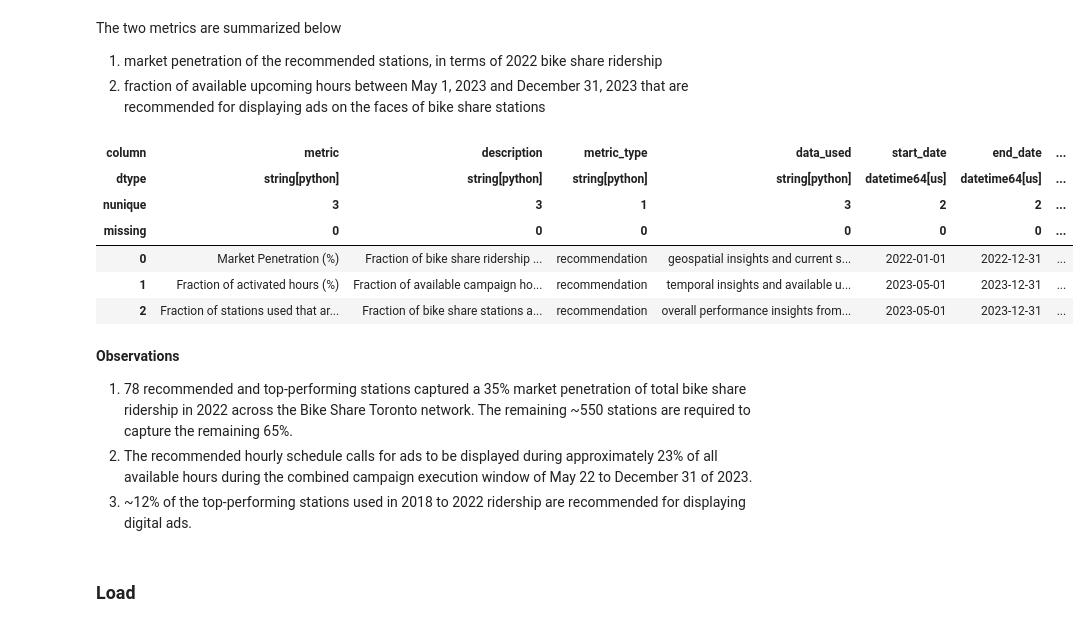
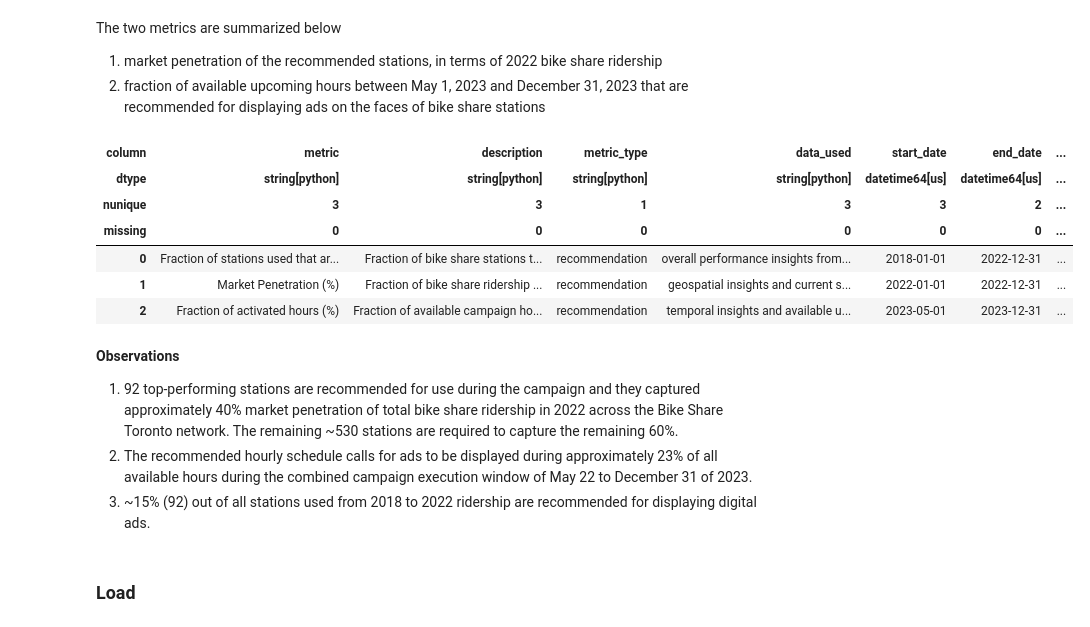
Before and after one commit to elsdes3/data-insights-for-bikeshare-advertising, a Jupyter notebook: notebooks/02-eda/notebooks/07_generate_recommendations.ipynb, the cells around one changed output. Cells and saved outputs as stored; diff of their text form; code cells hidden in the pictures.

```diff
--- a/notebooks/02-eda/notebooks/07_generate_recommendations.ipynb
+++ b/notebooks/02-eda/notebooks/07_generate_recommendations.ipynb
@@ -59,11 +59,6 @@ processed_data_dir = os.path.join(data_dir, 'processed')
 
 fpath_top_stations = glob(
     os.path.join(processed_data_dir, 'stations_performance__*.parquet.gzip')
-)[0]
-
-# recommended performance filters
-fpath_recommends_performance = glob(
-    os.path.join(processed_data_dir, 'recommendations_performance__*.parquet.gzip')
 )[0]
 
 # recommended temporal filters
@@ -435,47 +424,47 @@ query = f"""
         ),
         t3 AS (
             SELECT 'Fraction of stations used that are recommended (%)' AS metric,
-                   'Fraction of bike share stations accounted that are recommended' AS description,
+                   'Fraction of bike share stations that are recommended' AS description,
                    'recommendation' AS metric_type,
                    '{msg}' AS data_used,
-                   make_date(2023, 5, 1) AS start_date,
-                   make_date(2023, 12, 31) AS end_date,
+                   make_date(2018, 1, 1) AS start_date,
+                   make_date(2022, 12, 31) AS end_date,
                    'historical' AS timeframe,
                    {num_recommends} AS total_recommended,
                    {num_stations_used} AS total,
                    100*{num_recommends}/{num_stations_used} AS value
             FROM df_top_stations_with_recommends
         )
         SELECT *
         FROM (
             SELECT *
             FROM t1
             UNION
             SELECT *
             FROM t2
             UNION
             SELECT *
             FROM t3
         )
         ORDER BY start_date
         """
 df_recommendation_summary = run_sql_query(query).convert_dtypes()
 with pd.option_context('display.max_colwidth', None):
     pu.show_df(df_recommendation_summary)
 # %% [output]
 | column | metric | description | metric_type | data_used | start_date | end_date | ... |
 | dtype | string[python] | string[python] | string[python] | string[python] | datetime64[us] | datetime64[us] | ... |
-| nunique | 3 | 3 | 1 | 3 | 2 | 2 | ... |
+| nunique | 3 | 3 | 1 | 3 | 3 | 2 | ... |
 | missing | 0 | 0 | 0 | 0 | 0 | 0 | ... |
-| 0 | Market Penetration (%) | Fraction of bike share ridership ... | recommendation | geospatial insights and current s... | 2022-01-01 | 2022-12-31 | ... |
-| 1 | Fraction of activated hours (%) | Fraction of available campaign ho... | recommendation | temporal insights and available u... | 2023-05-01 | 2023-12-31 | ... |
-| 2 | Fraction of stations used that ar... | Fraction of bike share stations a... | recommendation | overall performance insights from... | 2023-05-01 | 2023-12-31 | ... |
+| 0 | Fraction of stations used that ar... | Fraction of bike share stations t... | recommendation | overall performance insights from... | 2018-01-01 | 2022-12-31 | ... |
+| 1 | Market Penetration (%) | Fraction of bike share ridership ... | recommendation | geospatial insights and current s... | 2022-01-01 | 2022-12-31 | ... |
+| 2 | Fraction of activated hours (%) | Fraction of available campaign ho... | recommendation | temporal insights and available u... | 2023-05-01 | 2023-12-31 | ... |
 # %% [markdown]
 **Observations**
 
-1. 78 recommended and top-performing stations captured a 35% market penetration of total bike share ridership in 2022 across the Bike Share Toronto network. The remaining ~550 stations are required to capture the remaining 65%.
+1. 92 top-performing stations are recommended for use during the campaign and they captured approximately 40% market penetration of total bike share ridership in 2022 across the Bike Share Toronto network. The remaining ~530 stations are required to capture the remaining 60%.
 2. The recommended hourly schedule calls for ads to be displayed during approximately 23% of all available hours during the combined campaign execution window of May 22 to December 31 of 2023.
-3. ~12% of the top-performing stations used in 2018 to 2022 ridership are recommended for displaying digital ads.
+3. ~15% (92) out of all stations used from 2018 to 2022 ridership are recommended for displaying digital ads.
 # %% [markdown]
 ### Load
 # %% [markdown]
```
Also changed, not shown: parts of 9 cells of this notebook, 2 other files.
